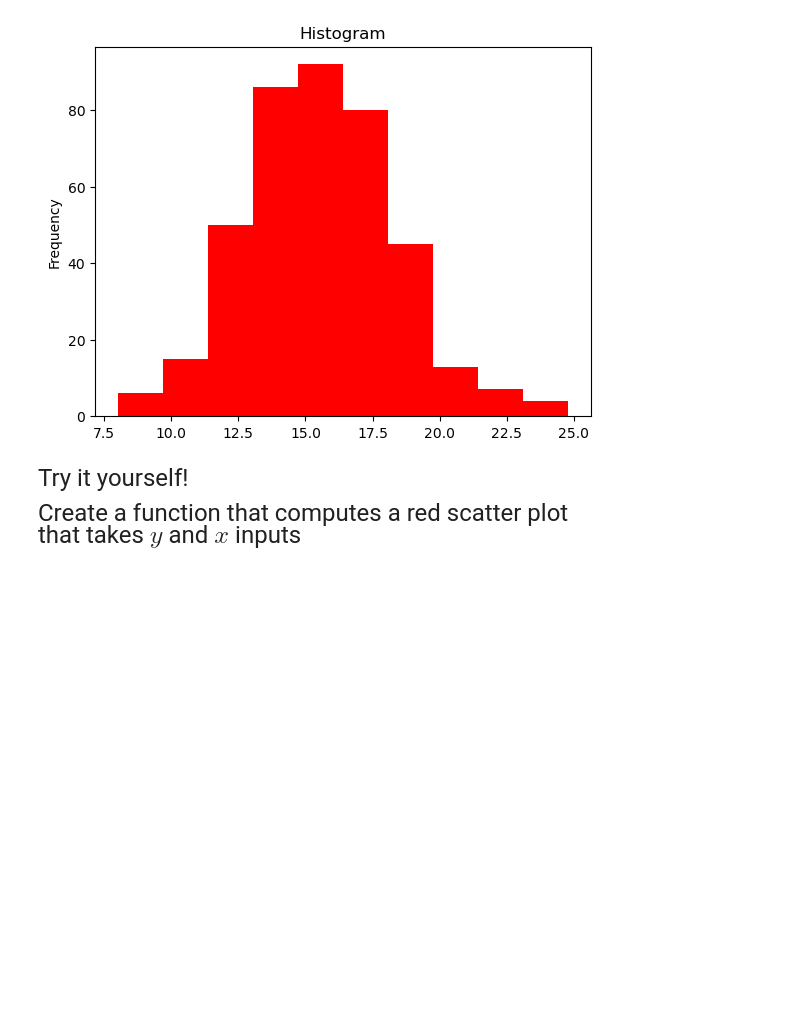
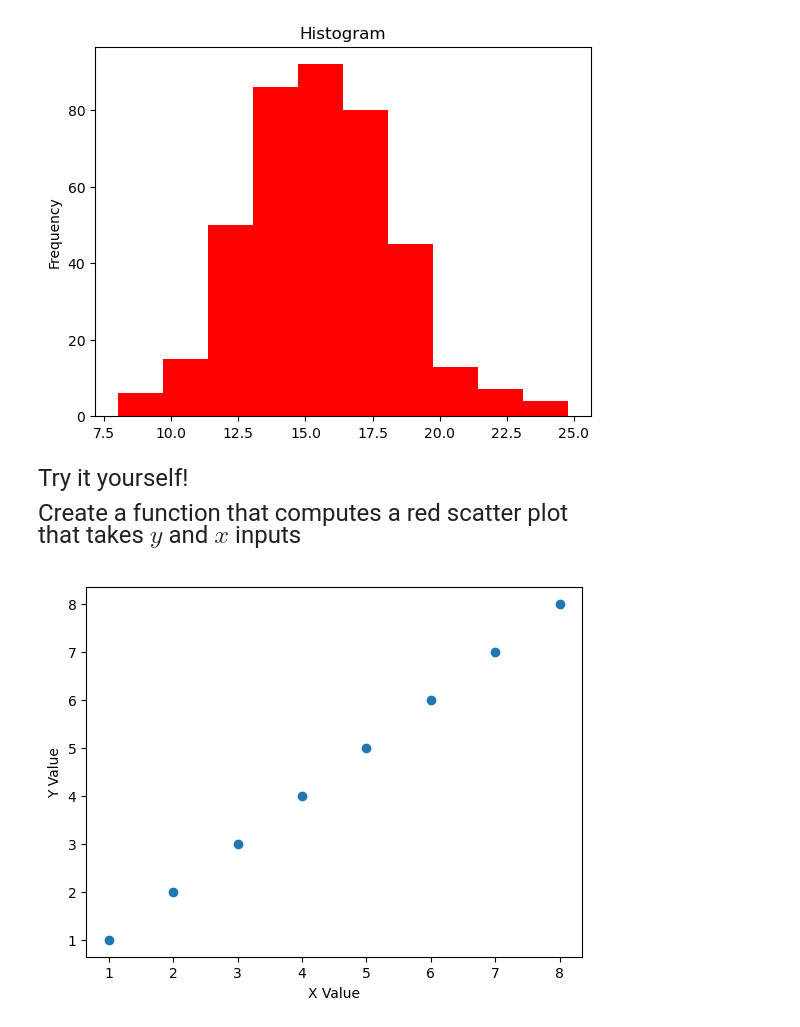
Before and after one commit to MonicaZheng610/qtm151spring2025, a Jupyter notebook: lecture_07/lecture7.ipynb, the cells around one changed output. Saved outputs shown, nothing was run; the diff lists cells and outputs as text; code cells hidden in the pictures; blank space fills up the shorter version.

```diff
--- a/lecture_07/lecture7.ipynb
+++ b/lecture_07/lecture7.ipynb
@@ -336,0 +360,18 @@ Create a function that computes a red scatter plot <br>
+# %%
+# Write your own code
+# Define the function
+
+red_scatterplot = lambda x,y: x + y
+
+def red_scatterplot(X,Y):
+    plt.scatter(x = X, y = Y)
+    plt.xlabel("X Value")
+    plt.ylabel("Y Value")
+    plt.show()
+
+list_x = [1,2,3,4,5,6,7,8]
+list_y = [1,2,3,4,5,6,7,8]
+
+red_scatterplot(list_x,list_y)
+# %% [output]
+[figure, added]
```
Also changed, not shown: parts of 14 cells of this notebook, 3 other files.
